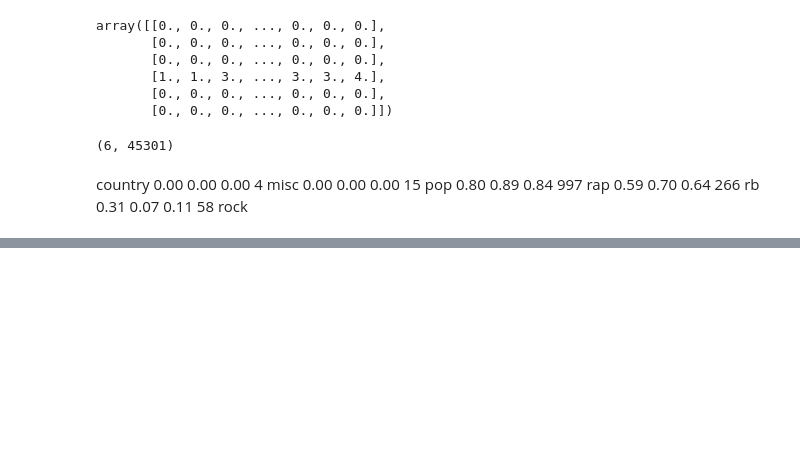
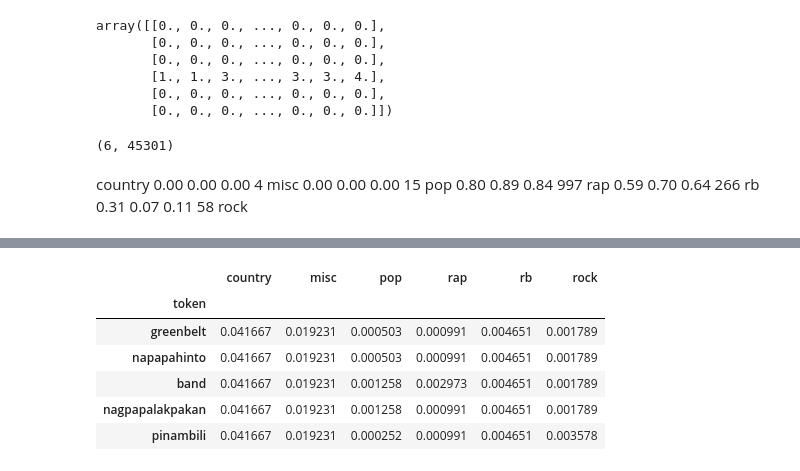
Before and after one commit to gabrielcalubayan72/cs180-23b-genreclassifier, a Jupyter notebook: model.ipynb, the cells around one changed output, grey strips where cells are left out. Drawn from its saved outputs; the diff is of its cells as text; code cells hidden in the pictures; blank space fills up the shorter version.

```diff
--- a/model.ipynb
+++ b/model.ipynb
@@ -257,0 +298,18 @@ country_token_count = nb_classifier.feature_count_[0, :]
+# %%
+# convert the tag counts into frequencies
+tokens['country'] = tokens['country'] / nb_classifier.class_count_[0]
+tokens['misc'] = tokens['misc'] / nb_classifier.class_count_[1]
+tokens['pop'] = tokens['pop'] / nb_classifier.class_count_[2]
+tokens['rap'] = tokens['rap'] / nb_classifier.class_count_[3]
+tokens['rb'] = tokens['rb'] / nb_classifier.class_count_[4]
+tokens['rock'] = tokens['rock'] / nb_classifier.class_count_[5]
+
+tokens.sample(5, random_state=427)
+# %% [output]
+|  | country | misc | pop | rap | rb | rock |
+| token |  |  |  |  |  |  |
+| greenbelt | 0.041667 | 0.019231 | 0.000503 | 0.000991 | 0.004651 | 0.001789 |
+| napapahinto | 0.041667 | 0.019231 | 0.000503 | 0.000991 | 0.004651 | 0.001789 |
+| band | 0.041667 | 0.019231 | 0.001258 | 0.002973 | 0.004651 | 0.001789 |
+| nagpapalakpakan | 0.041667 | 0.019231 | 0.001258 | 0.000991 | 0.004651 | 0.001789 |
+| pinambili | 0.041667 | 0.019231 | 0.000252 | 0.000991 | 0.004651 | 0.003578 |
```
Also changed, not shown: parts of 20 cells of this notebook, 1 other file.
